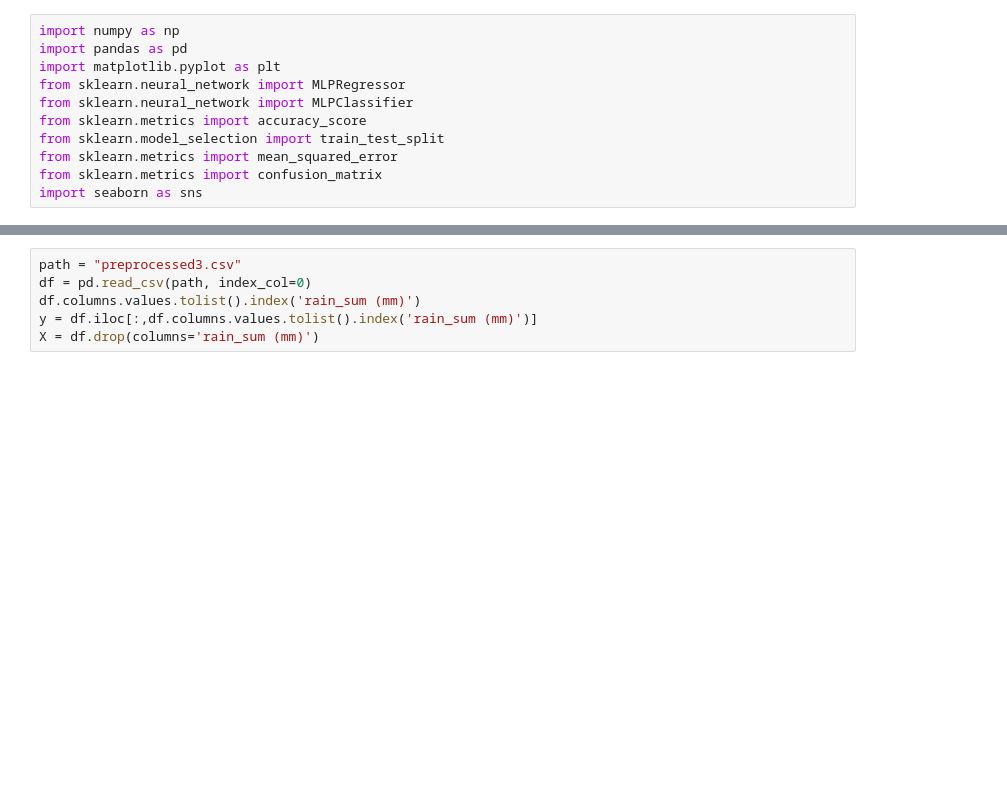
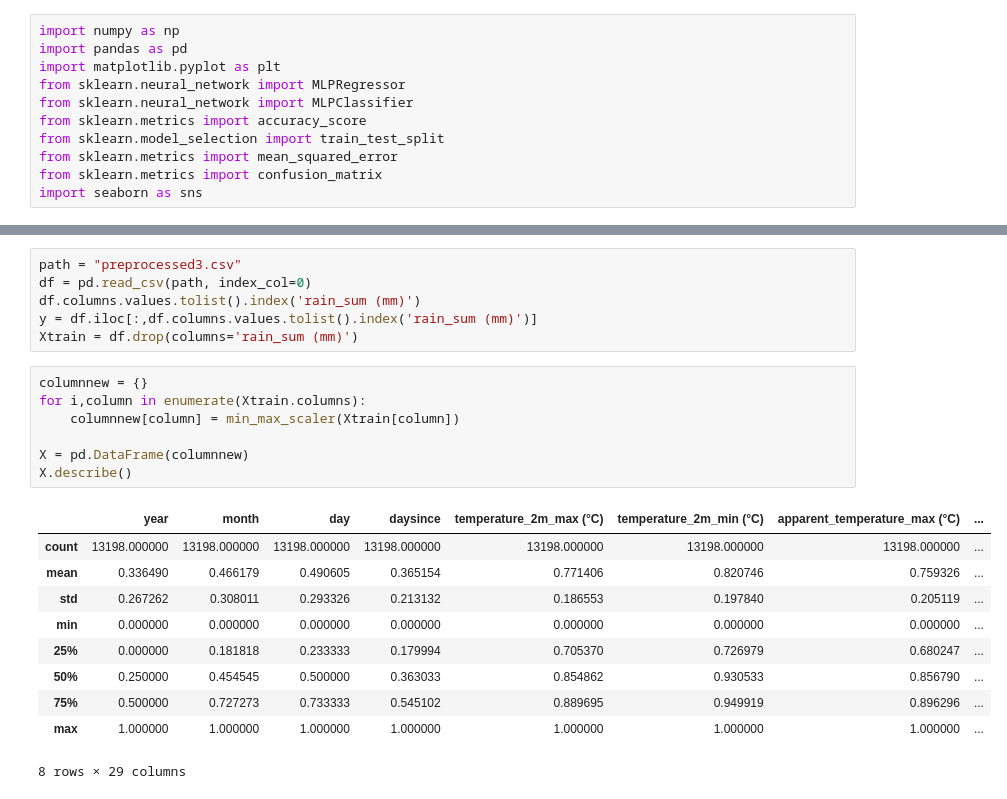
Before and after one commit to Alfadhils/DataVidia-Project, a Jupyter notebook: nn.ipynb, the cells around one changed output, grey strips where cells are left out. Cells and saved outputs as stored; diff of their text form; blank space fills up the shorter version.

```diff
--- a/nn.ipynb
+++ b/nn.ipynb
@@ -14,4 +24,22 @@ path = "preprocessed3.csv"
 df = pd.read_csv(path, index_col=0)
 df.columns.values.tolist().index('rain_sum (mm)')
 y = df.iloc[:,df.columns.values.tolist().index('rain_sum (mm)')]
-X = df.drop(columns='rain_sum (mm)')
+Xtrain = df.drop(columns='rain_sum (mm)')
+# %%
+columnnew = {}
+for i,column in enumerate(Xtrain.columns):
+    columnnew[column] = min_max_scaler(Xtrain[column])
+
+X = pd.DataFrame(columnnew)
+X.describe()
+# %% [output]
+|  | year | month | day | daysince | temperature_2m_max (°C) | temperature_2m_min (°C) | apparent_temperature_max (°C) | ... |
+| count | 13198.000000 | 13198.000000 | 13198.000000 | 13198.000000 | 13198.000000 | 13198.000000 | 13198.000000 | ... |
+| mean | 0.336490 | 0.466179 | 0.490605 | 0.365154 | 0.771406 | 0.820746 | 0.759326 | ... |
+| std | 0.267262 | 0.308011 | 0.293326 | 0.213132 | 0.186553 | 0.197840 | 0.205119 | ... |
+| min | 0.000000 | 0.000000 | 0.000000 | 0.000000 | 0.000000 | 0.000000 | 0.000000 | ... |
+| 25% | 0.000000 | 0.181818 | 0.233333 | 0.179994 | 0.705370 | 0.726979 | 0.680247 | ... |
+| 50% | 0.250000 | 0.454545 | 0.500000 | 0.363033 | 0.854862 | 0.930533 | 0.856790 | ... |
+| 75% | 0.500000 | 0.727273 | 0.733333 | 0.545102 | 0.889695 | 0.949919 | 0.896296 | ... |
+| max | 1.000000 | 1.000000 | 1.000000 | 1.000000 | 1.000000 | 1.000000 | 1.000000 | ... |
+8 rows × 29 columns
```
Also changed, not shown: parts of 8 cells of this notebook, 4 other files.
